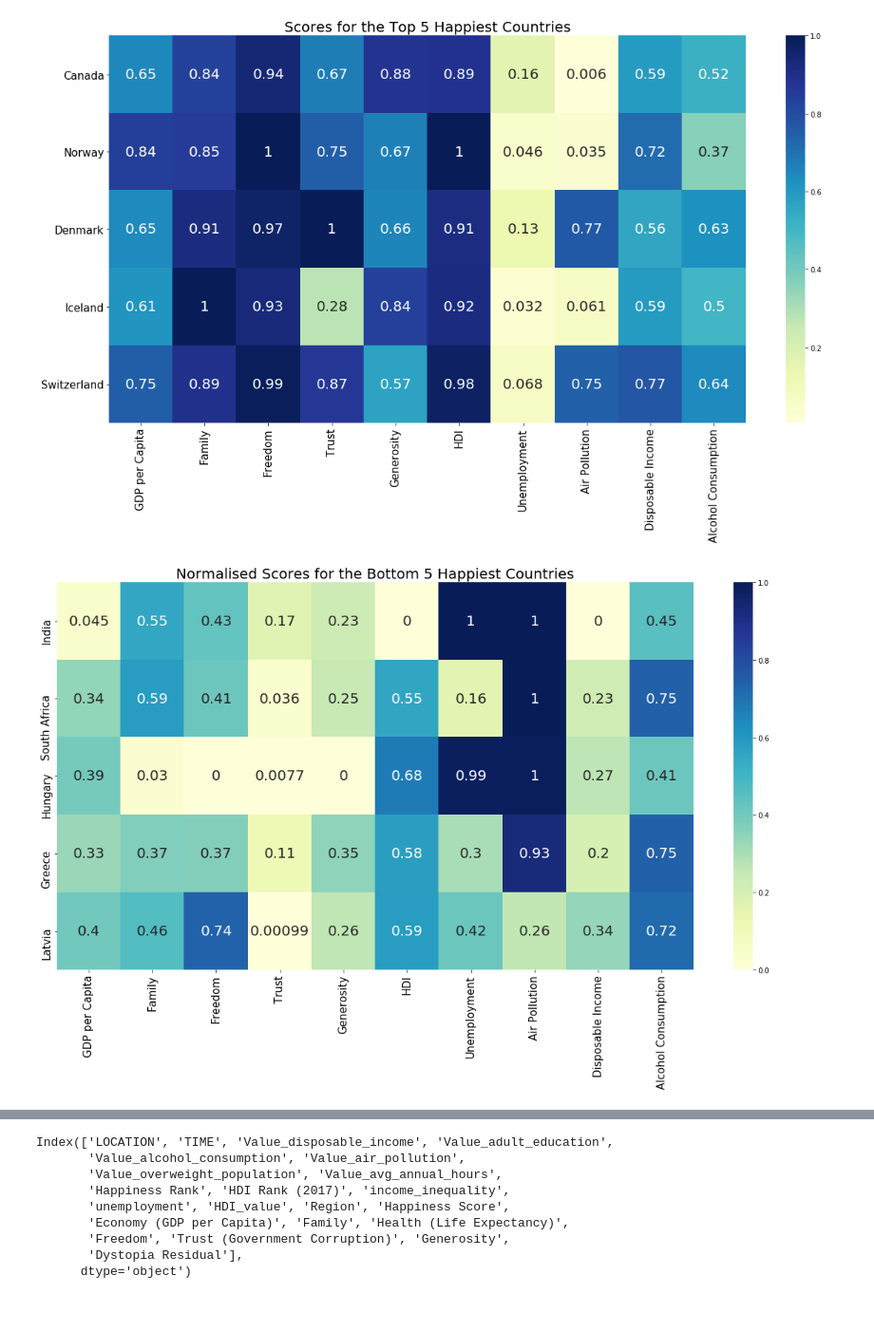
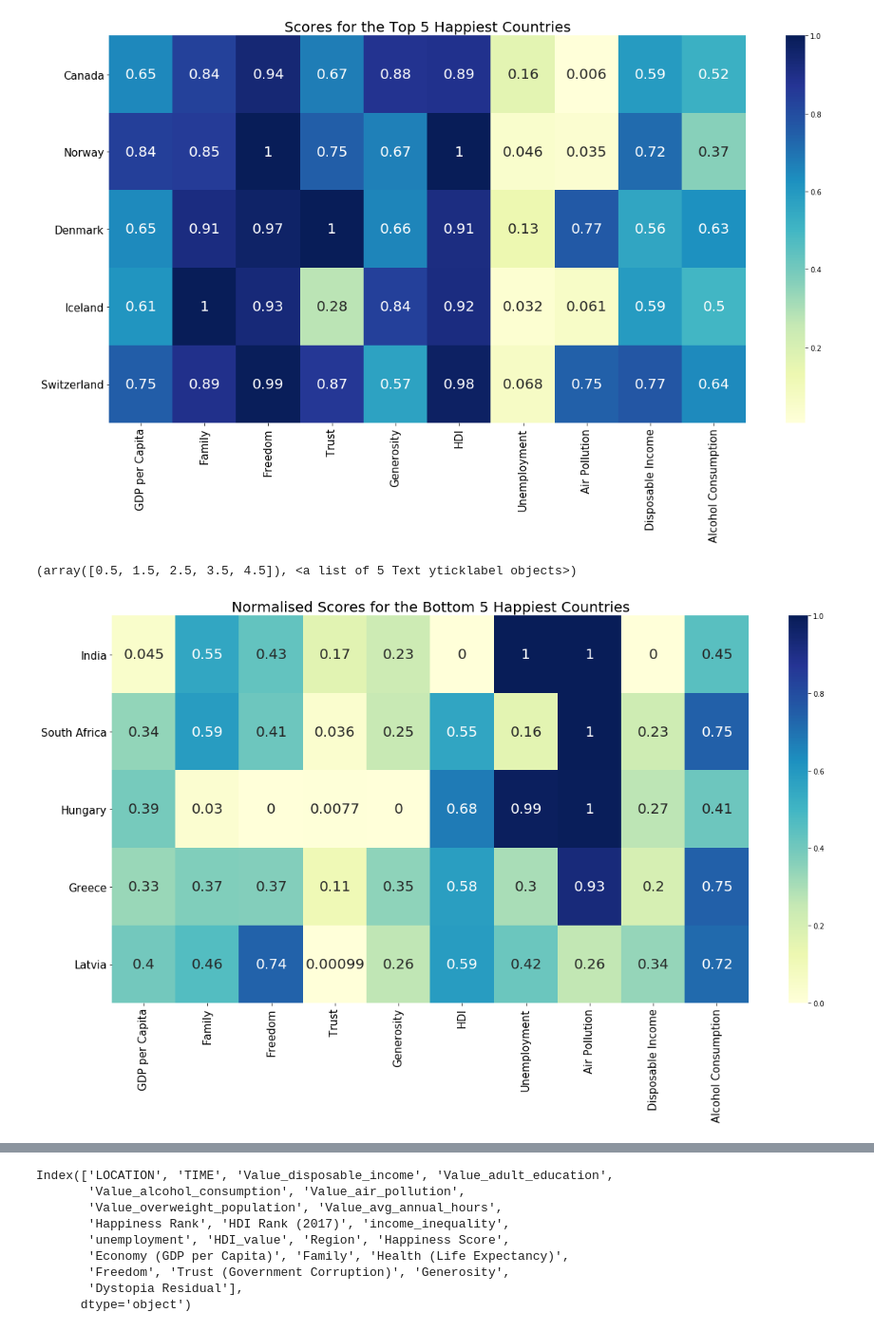
Before and after one commit to YiranJing/Health_and_Happiness_Study, a Jupyter notebook: notebook/Stage_2_Data_Analysis_and_Models.ipynb, the cells around one changed output, grey strips where cells are left out. Shown at 95% size. Drawn from its saved outputs; the diff is of its cells as text; code cells hidden in the pictures.

```diff
--- a/notebook/Stage_2_Data_Analysis_and_Models.ipynb
+++ b/notebook/Stage_2_Data_Analysis_and_Models.ipynb
@@ -327,15 +326,17 @@ plt.yticks(rotation=0)
 # %%
 df_bottom5 = df_sort_happiness.head(5)
 
 Index = bottom5_countries
 Cols = list(df_bottom5.columns)
 
 fig, ax = plt.subplots(figsize=(20,10))
 df_bottom5_heat = pd.DataFrame(df_bottom5.values,index = Index, columns = Cols)
 ax.set_title("Normalised Scores for the Bottom 5 Happiest Countries", fontsize = 20)
 sns.heatmap(df_bottom5_heat, annot = True, cmap="YlGnBu", annot_kws={"size": 20})
 ax.xaxis.set_tick_params(labelsize=15) #set tick label font size to 10.
 ax.yaxis.set_tick_params(labelsize=15)
+plt.yticks(rotation=0)
 # %% [output]
+(array([0.5, 1.5, 2.5, 3.5, 4.5]), <a list of 5 Text yticklabel objects>)
-[figure, old version]
+[figure, new version]
 # %% [markdown]
```
Also changed, not shown: parts of 10 cells of this notebook.
